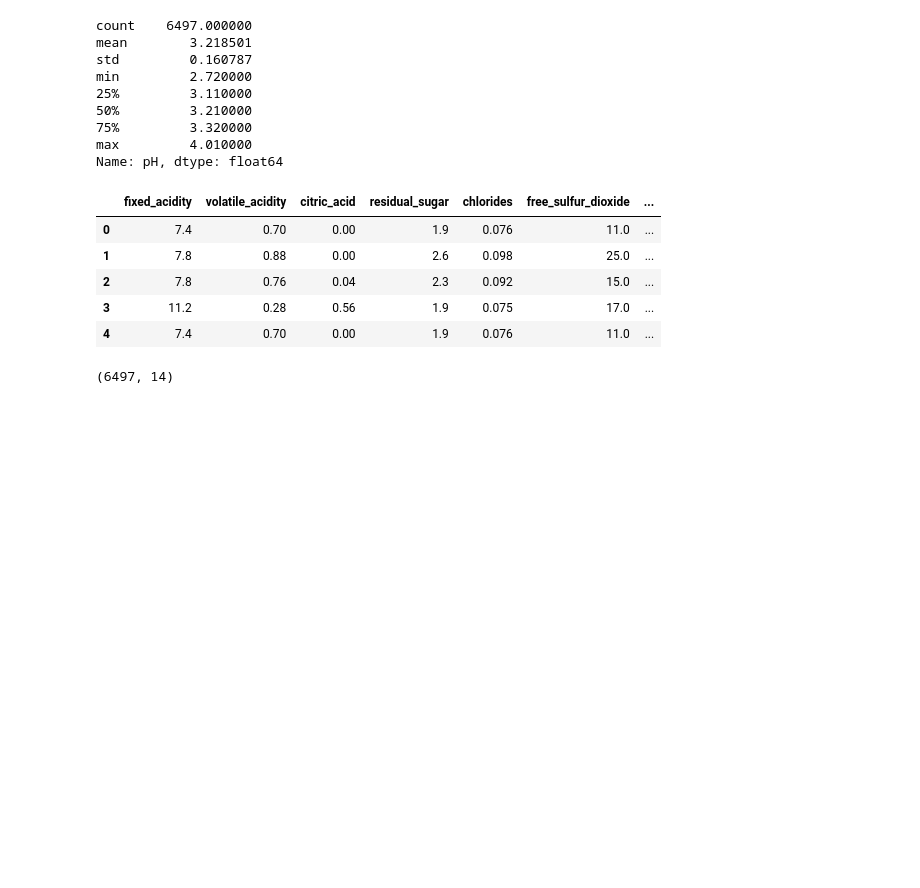
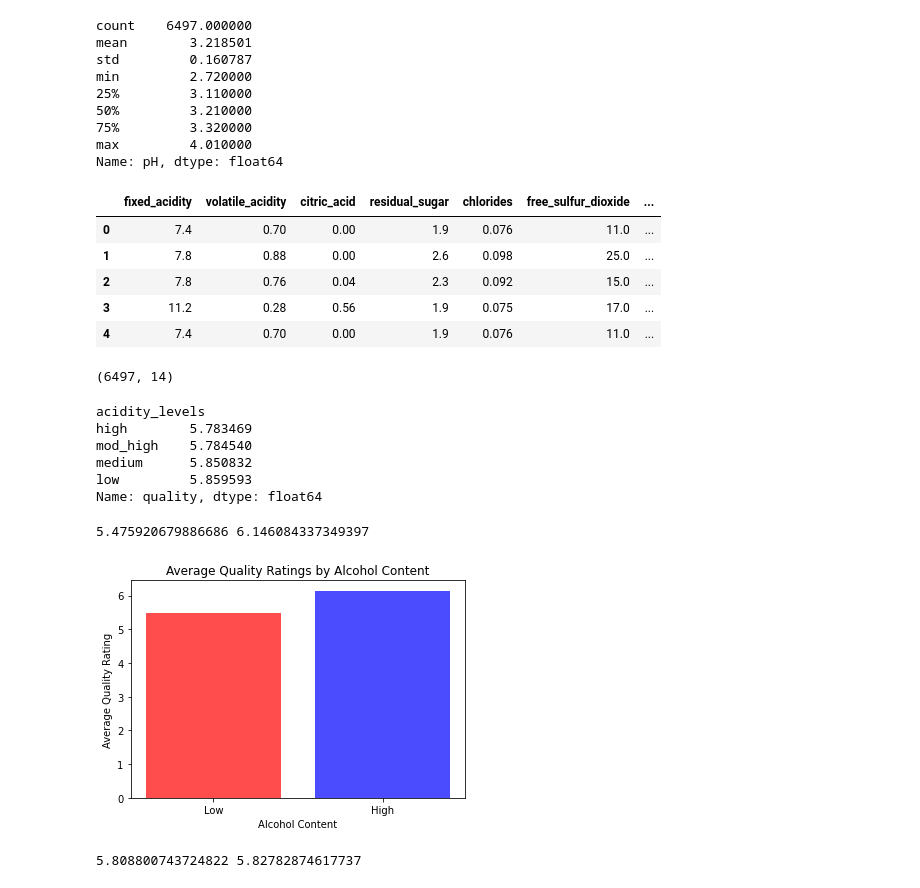
Before and after one commit to MRX44/Wine-Data-analysis, a Jupyter notebook: Untitled.ipynb, the cells around one changed output. Drawn from its saved outputs; the diff is of its cells as text; code cells hidden in the pictures; blank space fills up the shorter version.

Commit message:
answer questions about data and visualizing

```diff
--- a/Untitled.ipynb
+++ b/Untitled.ipynb
@@ -182,3 +222,42 @@ wine_df.head()
 wine_df.shape
 # %% [output]
 (6497, 14)
+# %%
+#to answer Q2
+wine_df.groupby("acidity_levels")["quality"].mean()
+# %% [output]
+acidity_levels
+high        5.783469
+mod_high    5.784540
+medium      5.850832
+low         5.859593
+Name: quality, dtype: float64
+# %%
+#Q3: Do wines with higher alcoholic content receive better ratings?
+# get the median amount of alcohol content
+med = wine_df["alcohol"].median()
+# %%
+# select samples with alcohol content less than the median
+low_alcohol = wine_df[wine_df["alcohol"]<med]
+
+# select samples with alcohol content greater than or equal to the median
+high_alcohol = wine_df[wine_df["alcohol"]>=med]
+# %%
+print(low_alcohol["quality"].mean(),high_alcohol["quality"].mean());
+# %% [output]
+5.475920679886686 6.146084337349397
+# %%
+#plot the results
+mean_quality_low = low_alcohol["quality"].mean()
+mean_quality_high = high_alcohol["quality"].mean()
+# Create a bar chart with proper labels
+locations = [1, 2]
+colors = ['red', 'blue']
+heights = [mean_quality_low, mean_quality_high]
+labels = ['Low', 'High']
+plt.bar(locations, heights, tick_label=labels,color=colors,alpha=.7)
+plt.title('Average Quality Ratings by Alcohol Content')
+plt.xlabel('Alcohol Content')
+plt.ylabel('Average Quality Rating');
+# %% [output]
+[figure, added]
@@ -184,0 +274,4 @@ wine_df.shape
+# %%
+print(low_sugar["quality"].mean(),high_sugar["quality"].mean())
+# %% [output]
+5.808800743724822 5.82782874617737
```
Also changed, not shown: parts of 13 cells of this notebook.
